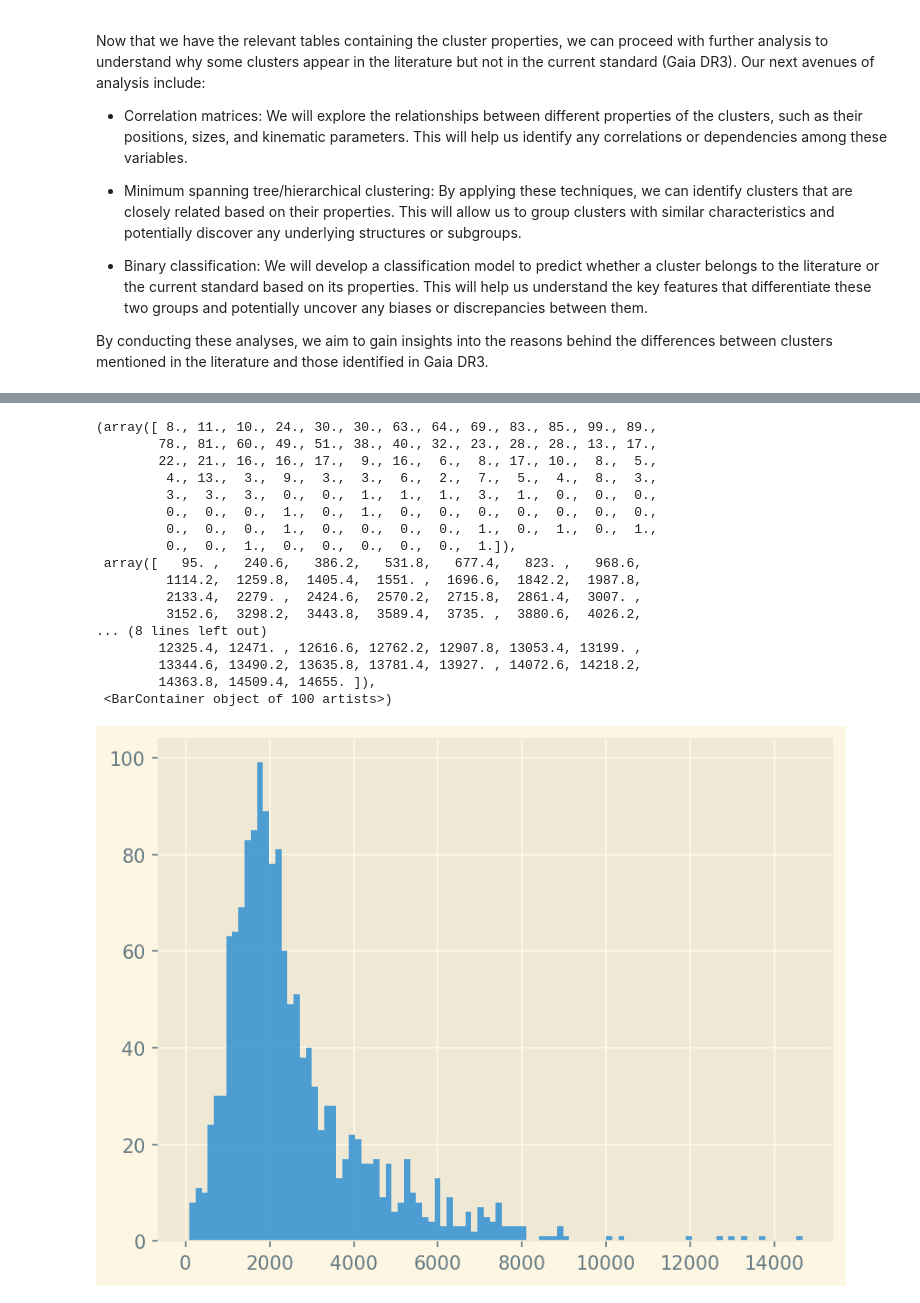
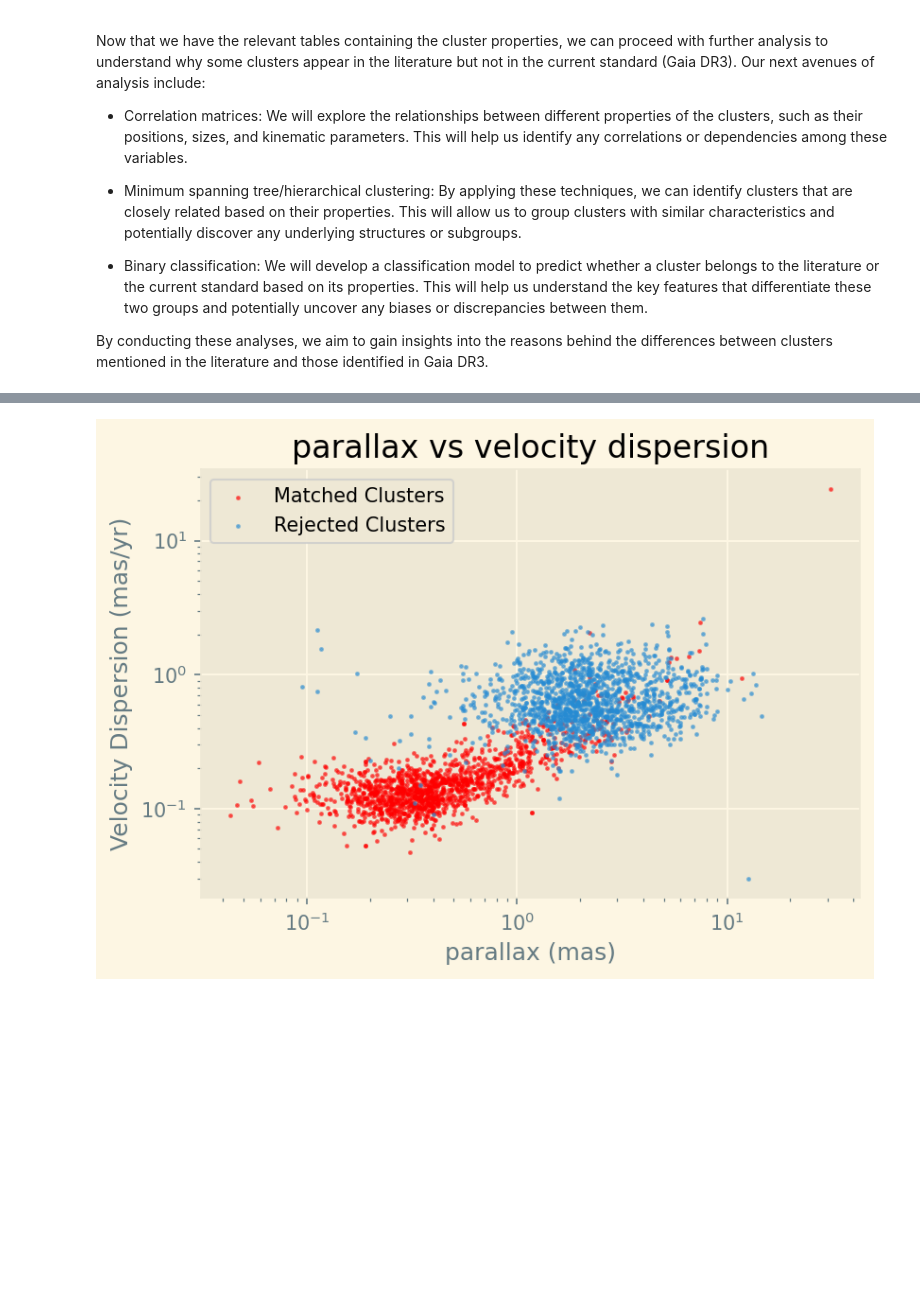
Before and after one commit to jpbatleidenuniv/BRP, a Jupyter notebook: Notebooks/MainNotebook.ipynb, the cells around one changed output, grey strips where cells are left out. Drawn from its saved outputs; the diff is of its cells as text; code cells hidden in the pictures; blank space fills up the shorter version.

```diff
--- a/Notebooks/MainNotebook.ipynb
+++ b/Notebooks/MainNotebook.ipynb
@@ -192,24 +199,17 @@ plt.show()
-# %%
-
-
-plt.hist(khar_not_matched['d'], bins=100, label='Rejected Clusters', alpha =0.8)
-plt.show()
-# %% [output]
-(array([ 8., 11., 10., 24., 30., 30., 63., 64., 69., 83., 85., 99., 89.,
-        78., 81., 60., 49., 51., 38., 40., 32., 23., 28., 28., 13., 17.,
-        22., 21., 16., 16., 17.,  9., 16.,  6.,  8., 17., 10.,  8.,  5.,
-         4., 13.,  3.,  9.,  3.,  3.,  6.,  2.,  7.,  5.,  4.,  8.,  3.,
-         3.,  3.,  3.,  0.,  0.,  1.,  1.,  1.,  3.,  1.,  0.,  0.,  0.,
-         0.,  0.,  0.,  1.,  0.,  1.,  0.,  0.,  0.,  0.,  0.,  0.,  0.,
-         0.,  0.,  0.,  1.,  0.,  0.,  0.,  0.,  1.,  0.,  1.,  0.,  1.,
-         0.,  0.,  1.,  0.,  0.,  0.,  0.,  0.,  1.]),
- array([   95. ,   240.6,   386.2,   531.8,   677.4,   823. ,   968.6,
-         1114.2,  1259.8,  1405.4,  1551. ,  1696.6,  1842.2,  1987.8,
-         2133.4,  2279. ,  2424.6,  2570.2,  2715.8,  2861.4,  3007. ,
-         3152.6,  3298.2,  3443.8,  3589.4,  3735. ,  3880.6,  4026.2,
-... (8 lines left out)
-        12325.4, 12471. , 12616.6, 12762.2, 12907.8, 13053.4, 13199. ,
-        13344.6, 13490.2, 13635.8, 13781.4, 13927. , 14072.6, 14218.2,
-        14363.8, 14509.4, 14655. ]),
- <BarContainer object of 100 artists>)
-[figure, removed]
+# %%
+parfound = khar_matched['Plx_h']
+parnotfound = khar_not_matched['d']/1000
+veldisfound = np.sqrt(np.square(khar_matched['s_pmRA_h']) + np.square(khar_matched['s_pmDE_h']))
+veldisnotfound = np.abs(khar_not_matched['e_pm'])
+
+plt.scatter(parfound, veldisfound, s=2, c='r', label = 'Matched Clusters', alpha=0.5)
+plt.scatter(parnotfound, veldisnotfound, s=2, label = 'Rejected Clusters', alpha=0.5)
+plt.xlabel('parallax (mas)')
+plt.ylabel('Velocity Dispersion (mas/yr)')
+plt.title('parallax vs velocity dispersion')
+plt.yscale('log')
+plt.xscale('log')
+plt.legend()
+plt.show()
+# %% [output]
+[figure, added]
```
Also changed, not shown: parts of 7 cells of this notebook, 1 other file.
